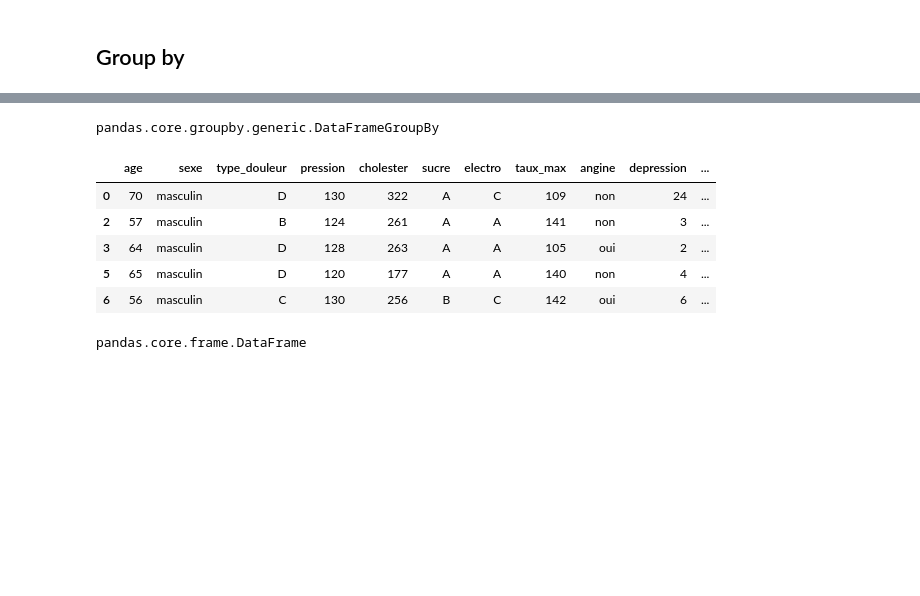
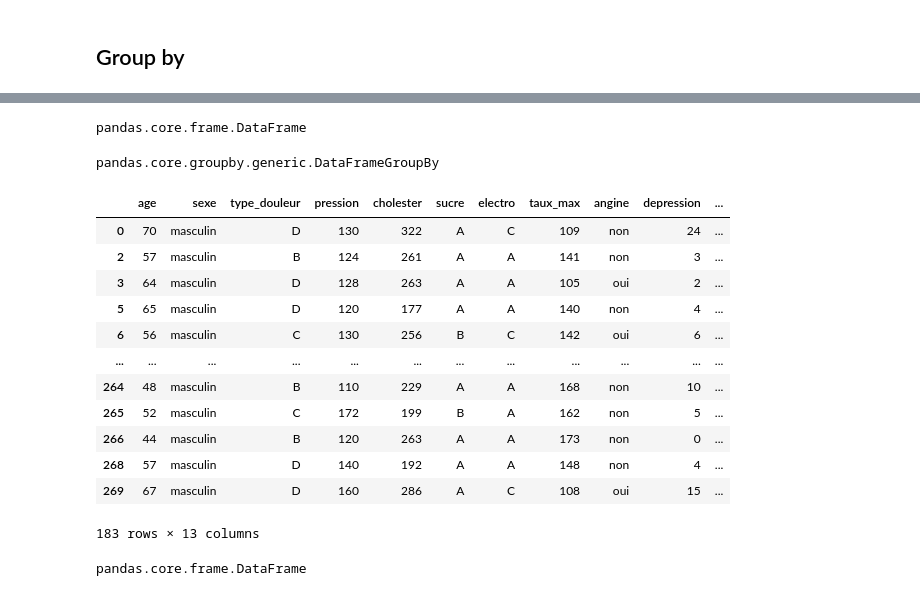
Before and after one commit to ezalos/Notebooks2Teach, a Jupyter notebook: 02_pandas.ipynb, the cells around one changed output, grey strips where cells are left out. Saved outputs shown, nothing was run; the diff lists cells and outputs as text; code cells hidden in the pictures; blank space fills up the shorter version.

```diff
--- a/02_pandas.ipynb
+++ b/02_pandas.ipynb
@@ -798,3 +867,7 @@ pd.crosstab(
+# %%
+type(df)
+# %% [output]
+pandas.core.frame.DataFrame
 # %%
 # ✅
 g = df.groupby('sexe')
@@ -804,14 +877,21 @@ type(g)
 pandas.core.groupby.generic.DataFrameGroupBy
 # %%
 df_for_group = g.get_group('masculin')
-df_for_group.head()
+df_for_group
 # %% [output]
 |  | age | sexe | type_douleur | pression | cholester | sucre | electro | taux_max | angine | depression | ... |
 | 0 | 70 | masculin | D | 130 | 322 | A | C | 109 | non | 24 | ... |
 | 2 | 57 | masculin | B | 124 | 261 | A | A | 141 | non | 3 | ... |
 | 3 | 64 | masculin | D | 128 | 263 | A | A | 105 | oui | 2 | ... |
 | 5 | 65 | masculin | D | 120 | 177 | A | A | 140 | non | 4 | ... |
 | 6 | 56 | masculin | C | 130 | 256 | B | C | 142 | oui | 6 | ... |
+| ... | ... | ... | ... | ... | ... | ... | ... | ... | ... | ... | ... |
+| 264 | 48 | masculin | B | 110 | 229 | A | A | 168 | non | 10 | ... |
+| 265 | 52 | masculin | C | 172 | 199 | B | A | 162 | non | 5 | ... |
+| 266 | 44 | masculin | B | 120 | 263 | A | A | 173 | non | 0 | ... |
+| 268 | 57 | masculin | D | 140 | 192 | A | A | 148 | non | 4 | ... |
+| 269 | 67 | masculin | D | 160 | 286 | A | C | 108 | oui | 15 | ... |
+183 rows × 13 columns
 # %%
 type(g.get_group('masculin'))
 # %% [output]
```
Also changed, not shown: parts of 21 cells of this notebook, 10 other files.
